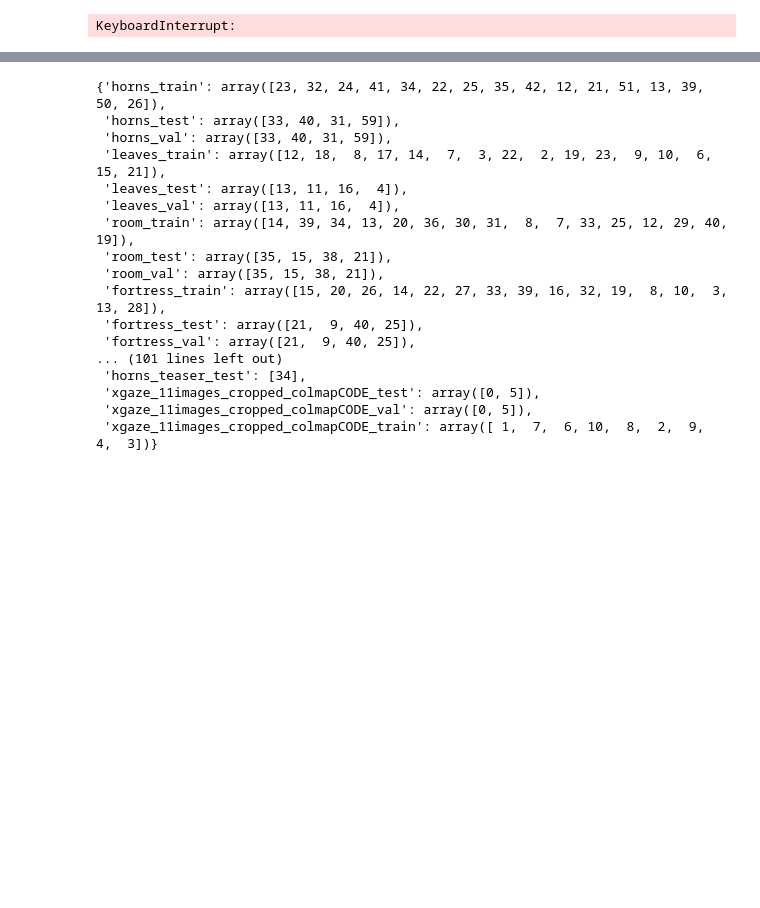
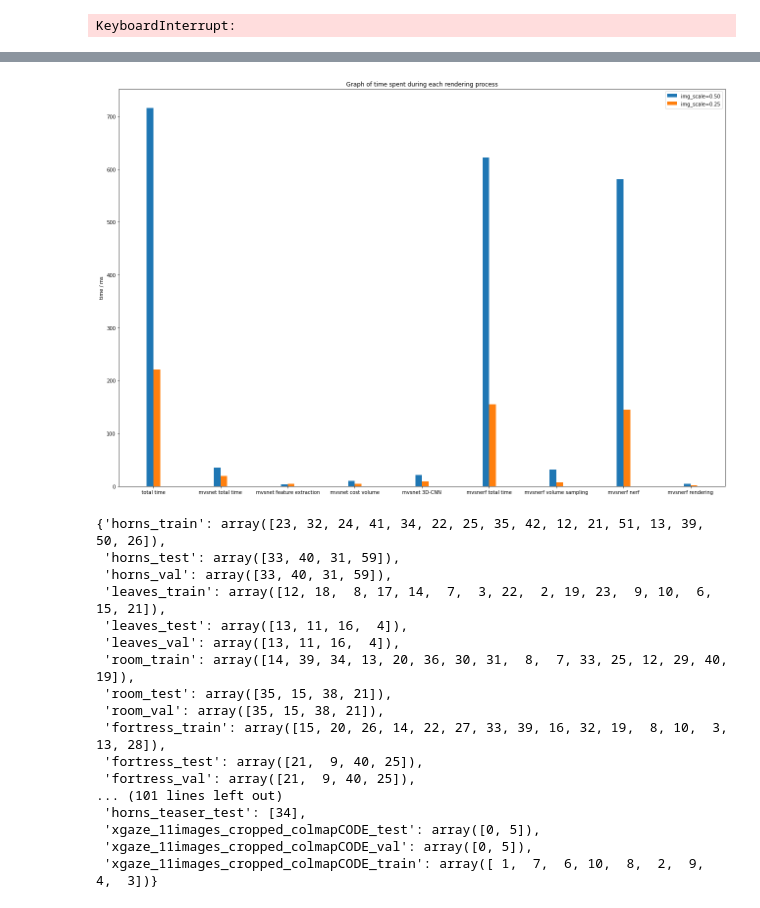
Before and after one commit to laphisboy/mvsnerf, a Jupyter notebook: 3_renderer_dtu_timer_numviews.ipynb, the cells around one changed output, grey strips where cells are left out. Saved outputs shown, nothing was run; the diff lists cells and outputs as text; code cells hidden in the pictures; blank space fills up the shorter version.

```diff
--- a/3_renderer_dtu_timer_numviews.ipynb
+++ b/3_renderer_dtu_timer_numviews.ipynb
@@ -444,3 +487,27 @@ pd.read_csv('./csv/3_renderer_dtu_timer_numviews.csv', index_col=0)
+# %%
+labels = list(records_df.columns.values[7:])
+times1 = list(records_df.iloc[0].values[7:])
+
+x = np.arange(len(labels))  # the label locations
+width = 0.1  # the width of the bars
+
+fig, ax = plt.subplots()
+rects6 = ax.bar(x - 0.5*width, list(records_df.iloc[6].values[7:]), width, label=records_df.iloc[6].values[0])
+rects7 = ax.bar(x + 0.5*width, list(records_df.iloc[7].values[7:]), width, label=records_df.iloc[7].values[0])
+
+# Add some text for labels, title and custom x-axis tick labels, etc.
+ax.set_ylabel('time / ms')
+ax.set_title('Graph of time spent during each rendering process')
+ax.set_xticks(x, labels)
+ax.legend()
+
+fig.tight_layout()
+
+plt.rcParams["figure.figsize"] = (5,12)
+
+plt.show()
+# %% [output]
+[figure, added]
 # %%
 pairs = torch.load('./configs/pairs.th')
 # %%
```
Also changed, not shown: parts of 6 cells of this notebook, 6 other files.
